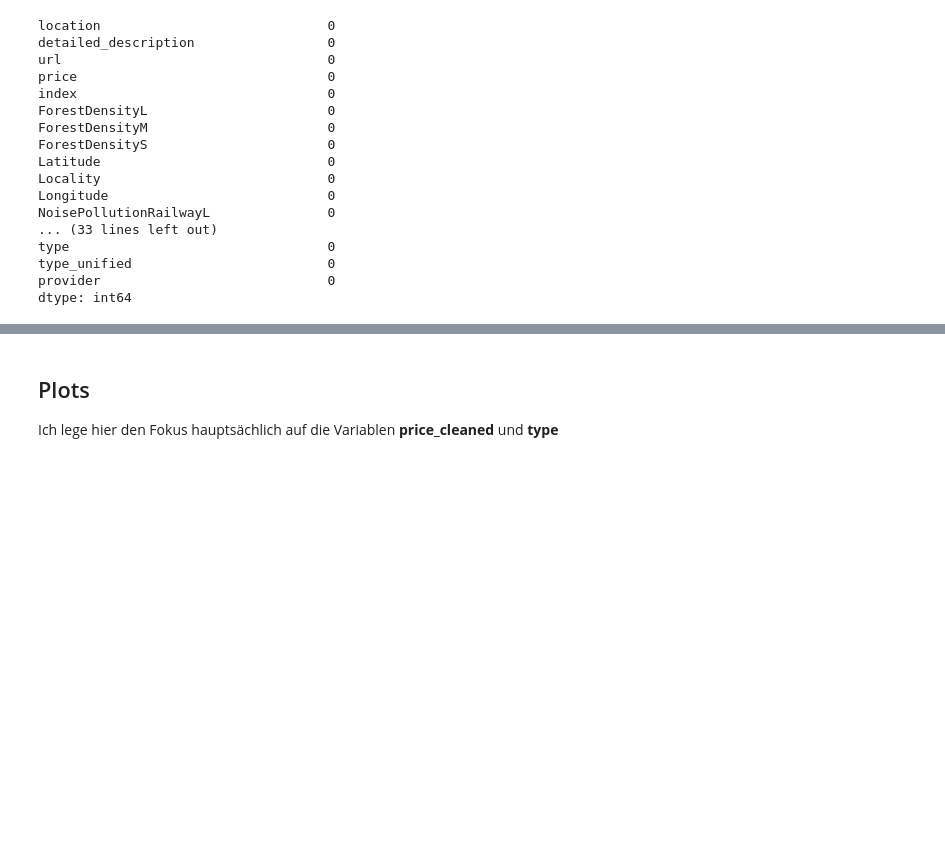
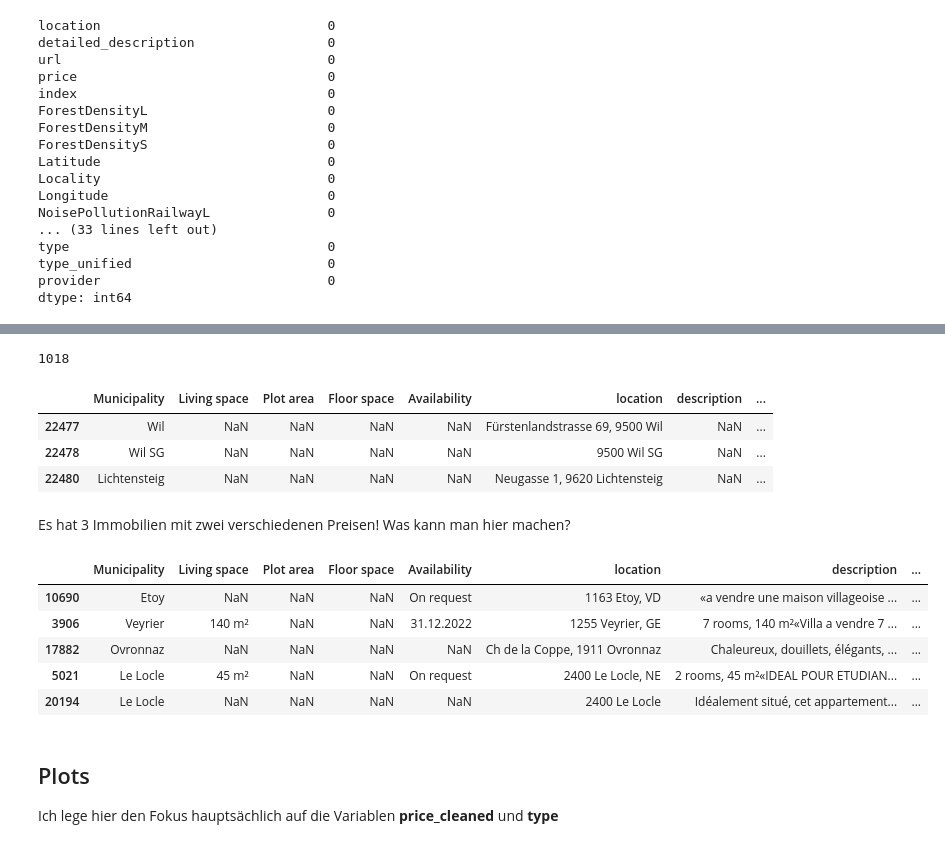
Before and after one commit to alexschillingfhnw/cml1, a Jupyter notebook: Notebooks/eda_alex.ipynb, the cells around one changed output, grey strips where cells are left out. Cells and saved outputs as stored; diff of their text form; code cells hidden in the pictures; blank space fills up the shorter version.

```diff
--- a/Notebooks/eda_alex.ipynb
+++ b/Notebooks/eda_alex.ipynb
@@ -95,3 +35,0 @@ print(df['Availability'].unique())
-# %%
-# stop displaying all columns
-pd.reset_option('display.max_columns')
@@ -127,0 +205,2 @@ dtype: int64
+# %%
+df['Availability'] = df['Availability'].fillna(df['detail_responsive#available_from'])
@@ -127,0 +263,4 @@ dtype: int64
+# %%
+# create new column with price_s as double value
+df['price_search'] = df['price_s'].str.replace('[^\d.]', '', regex=True).astype(float)
+df['price_search']
@@ -128,3 +280,39 @@ dtype: int64
+# %%
+# merge price_cleaned to price_search
+df['price_search'] = df['price_search'].fillna(df['price_cleaned'])
+# %%
+# count how often price_search and price_cleaned are not equal
+(df['price_search'] != df['price_cleaned']).sum()
+# %% [output]
+1018
+# %%
+numeric_mask = df['price_search'].notna() & df['price_cleaned'].notna()
+
+# Create a boolean mask for rows where the values in the two columns are not the same
+not_equal_mask = df['price_search'] != df['price_cleaned']
+
+# Combine the two masks using the & operator
+final_mask = numeric_mask & not_equal_mask
+
+# Use the final mask to filter the DataFrame
+df[final_mask]
+# %% [output]
+|  | Municipality | Living space | Plot area | Floor space | Availability | location | description | ... |
+| 22477 | Wil | NaN | NaN | NaN | NaN | Fürstenlandstrasse 69, 9500 Wil | NaN | ... |
+| 22478 | Wil SG | NaN | NaN | NaN | NaN | 9500 Wil SG | NaN | ... |
+| 22480 | Lichtensteig | NaN | NaN | NaN | NaN | Neugasse 1, 9620 Lichtensteig | NaN | ... |
+# %% [markdown]
+Es hat 3 Immobilien mit zwei verschiedenen Preisen! Was kann man hier machen?
+# %%
+# show the 10 rows with the lowest price_cleaned
+df.sort_values(by='price_cleaned').head()
+# %% [output]
+|  | Municipality | Living space | Plot area | Floor space | Availability | location | description | ... |
+| 10690 | Etoy | NaN | NaN | NaN | On request | 1163 Etoy, VD | «a vendre une maison villageoise ... | ... |
+| 3906 | Veyrier | 140 m² | NaN | NaN | 31.12.2022 | 1255 Veyrier, GE | 7 rooms, 140 m²«Villa a vendre 7 ... | ... |
+| 17882 | Ovronnaz | NaN | NaN | NaN | NaN | Ch de la Coppe, 1911 Ovronnaz | Chaleureux, douillets, élégants, ... | ... |
+| 5021 | Le Locle | 45 m² | NaN | NaN | On request | 2400 Le Locle, NE | 2 rooms, 45 m²«IDEAL POUR ETUDIAN... | ... |
+| 20194 | Le Locle | NaN | NaN | NaN | NaN | 2400 Le Locle | Idéalement situé, cet appartement... | ... |
 # %% [markdown]
 ## Plots
 Ich lege hier den Fokus hauptsächlich auf die Variablen **price_cleaned** und **type**
```
Also changed, not shown: parts of 39 cells of this notebook.
